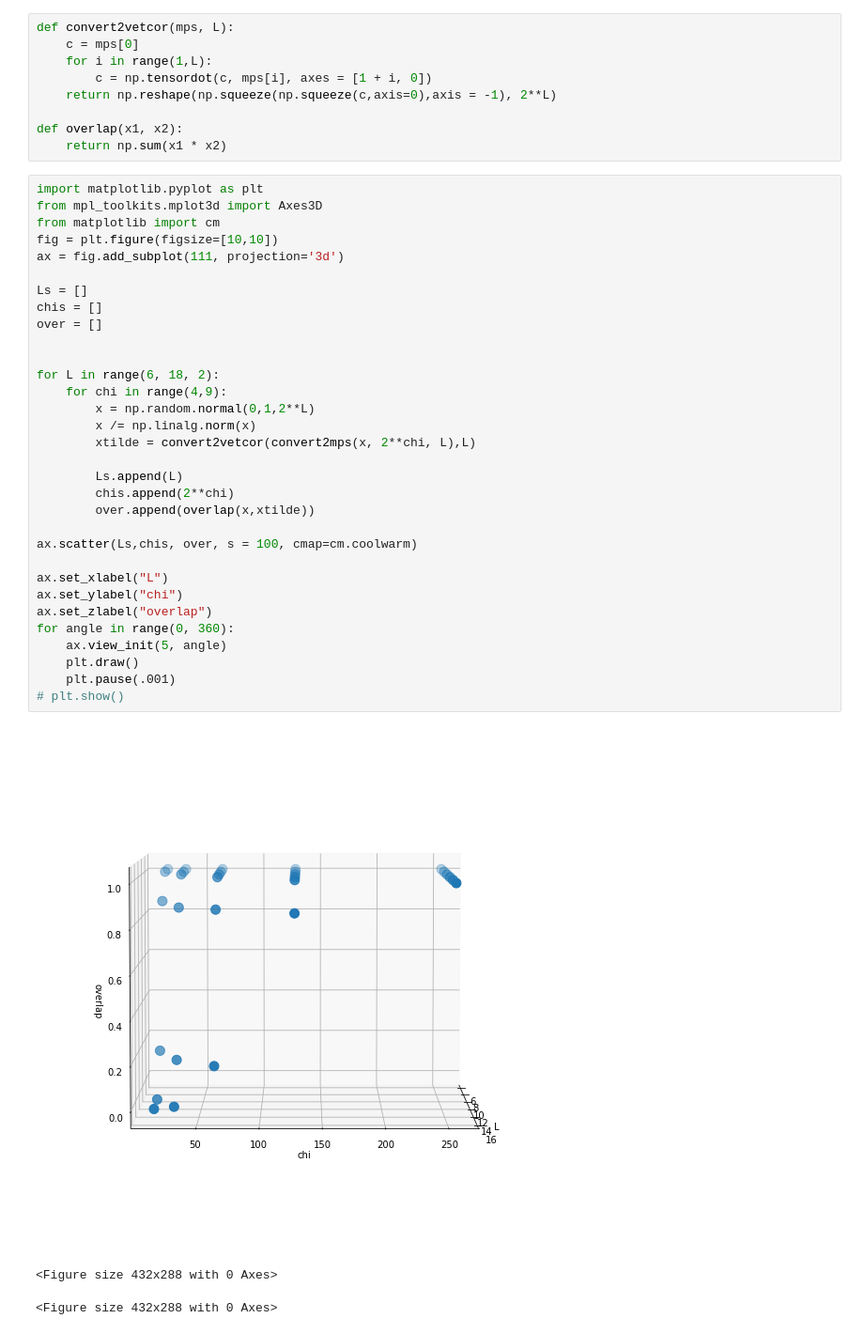
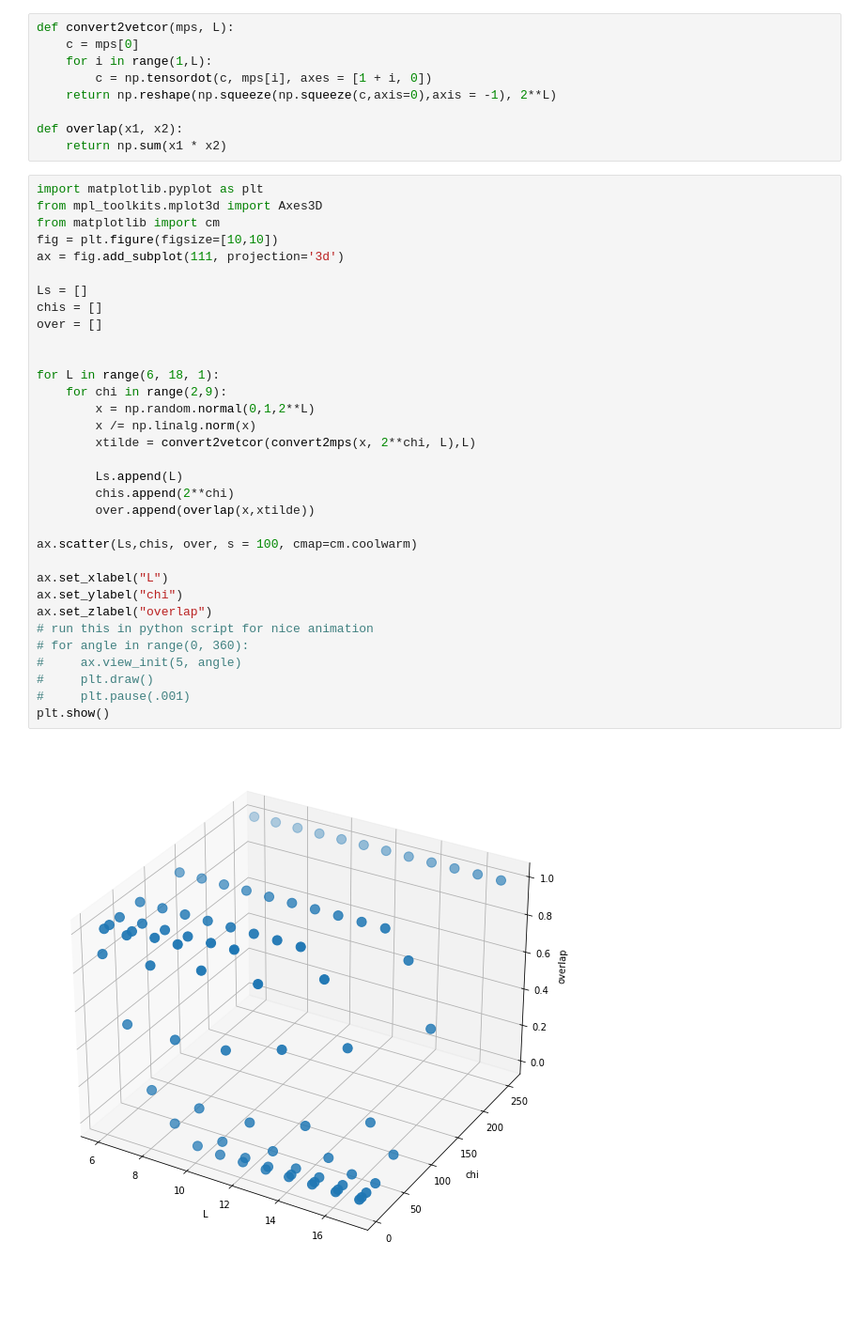
Before and after one commit to Leonhard-Moske/CMCMP, a Jupyter notebook: sheet11/physics767_sheet11_LeonhardMoske.ipynb, the cells around one changed output. Shown at 94% size. Drawn from its saved outputs; the diff is of its cells as text; blank space fills up the shorter version.

```diff
--- a/sheet11/physics767_sheet11_LeonhardMoske.ipynb
+++ b/sheet11/physics767_sheet11_LeonhardMoske.ipynb
@@ -54,36 +54,35 @@ def overlap(x1, x2):
 # %%
 import matplotlib.pyplot as plt
 from mpl_toolkits.mplot3d import Axes3D
 from matplotlib import cm
 fig = plt.figure(figsize=[10,10])
 ax = fig.add_subplot(111, projection='3d')
 
 Ls = []
 chis = []
 over = []
 
 
-for L in range(6, 18, 2):
-    for chi in range(4,9):
+for L in range(6, 18, 1):
+    for chi in range(2,9):
         x = np.random.normal(0,1,2**L)
         x /= np.linalg.norm(x)
         xtilde = convert2vetcor(convert2mps(x, 2**chi, L),L)
 
         Ls.append(L)
         chis.append(2**chi)
         over.append(overlap(x,xtilde))
 
 ax.scatter(Ls,chis, over, s = 100, cmap=cm.coolwarm)
 
 ax.set_xlabel("L")
 ax.set_ylabel("chi")
 ax.set_zlabel("overlap")
-for angle in range(0, 360):
-    ax.view_init(5, angle)
-    plt.draw()
-    plt.pause(.001)
-# plt.show()
+# run this in python script for nice animation
+# for angle in range(0, 360):
+#     ax.view_init(5, angle)
+#     plt.draw()
+#     plt.pause(.001)
+plt.show()
 # %% [output]
-[figure, old version]
+[figure, new version]
-<Figure size 432x288 with 0 Axes>
-<Figure size 432x288 with 0 Axes>
```
Also changed, not shown: parts of 6 cells of this notebook, 2 other files.
